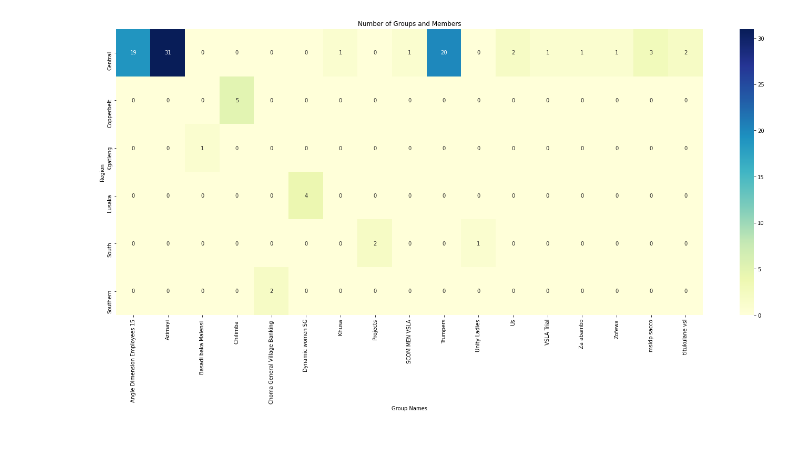
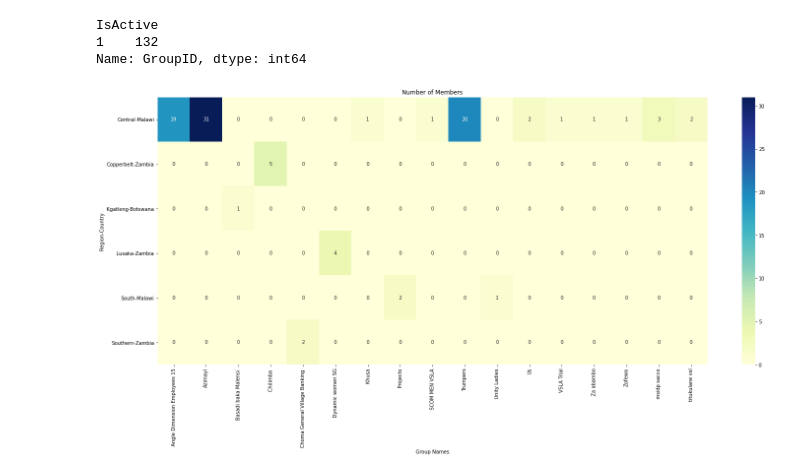
Before and after one commit to pike-msonda/adds_project, a Jupyter notebook: vsla.ipynb, the cells around one changed output. Drawn from its saved outputs; the diff is of its cells as text; code cells hidden in the pictures; blank space fills up the shorter version.

Commit message:
added legends and graph titles

```diff
--- a/vsla.ipynb
+++ b/vsla.ipynb
@@ -16,6 +16,12 @@ regions = pd.read_csv("./data/village_savings/Regions.csv")
 members = pd.read_csv("./data/village_savings/Members.csv") #tab seperated csv
 group_members = pd.read_csv("./data/village_savings/GroupMembers.csv")
 groups = pd.read_csv("./data/village_savings/SavingsGroups.csv")
+# %%
+groups.groupby([groups.IsActive]).GroupID.count()
+# %% [output]
+IsActive
+1    132
+Name: GroupID, dtype: int64
 # %%
 # Join data: Location Name, Region Name, and Country Name
 groups = groups.merge(locations, on="LocationId").merge(regions, on="RegionId").merge(countries, on="CountryCode")
@@ -28,14 +34,14 @@ for idx, row in groups.iterrows():
        groups.at[idx, 'NumberOfMembers'] = group_members[lambda x: x.GroupID == row.GroupID]['GroupID'].count()
 # %%
 # Create pivot table using RegionName and CountryName columns.
-group_pivot_table = pd.pivot_table(groups[groups.NumberOfMembers > 0], values='NumberOfMembers', index=['RegionName'], columns=['GroupName'], fill_value=0)
+group_pivot_table = pd.pivot_table(groups[groups.NumberOfMembers > 0], values='NumberOfMembers', index=['RegionName', 'CountryName'], columns=['GroupName'], fill_value=0)
 # %%
 #Question 1. How many groups and members are there currently registered? And what is their geographical coverage? (Country and Region)
 fig,ax = plt.subplots(figsize=(25, 10))
 sns.heatmap(group_pivot_table, annot=True,ax=ax,cmap="YlGnBu", )
-plt.ylabel('Region')
+plt.ylabel('Region-Country')
 plt.xlabel('Group Names')
-plt.title("Number of Groups and Members")
+plt.title("Number of Members")
 plt.show()
 # %% [output]
-[figure, old version]
+[figure, new version]
```
Also changed, not shown: parts of 12 cells of this notebook, 6 other files.
